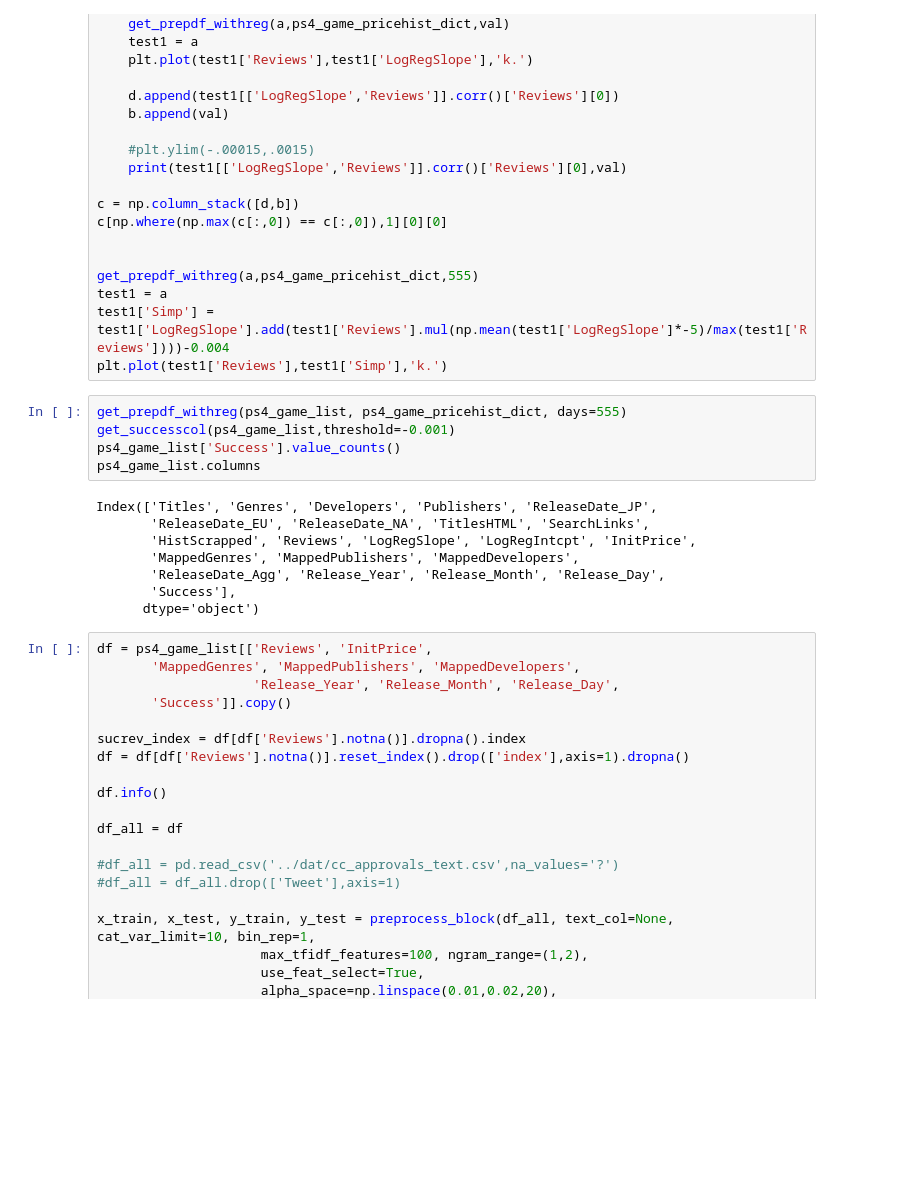
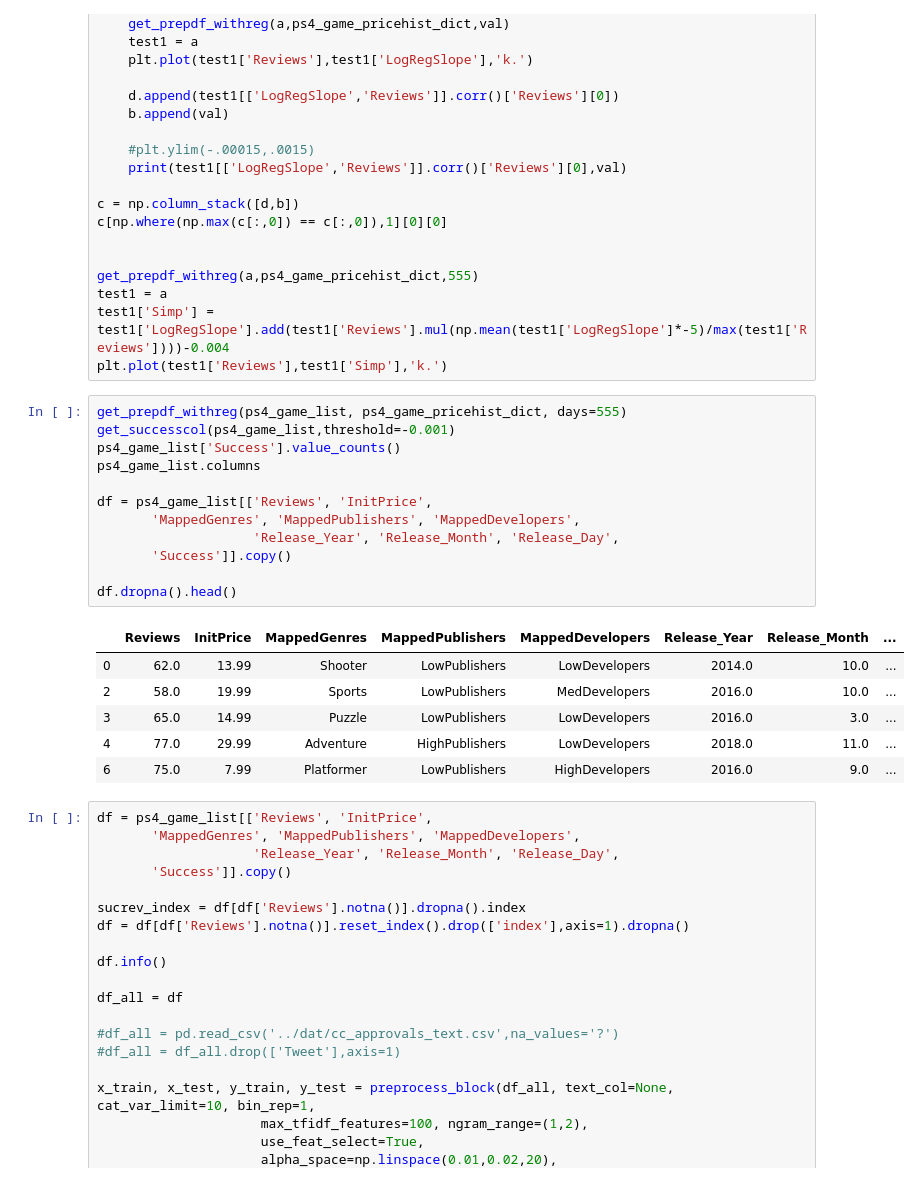
Before and after one commit to ashwin2rai/no_more_backlogs, a Jupyter notebook: notebooks/prototype_1.ipynb, the cells around one changed output. Drawn from its saved outputs; the diff is of its cells as text; blank space fills up the shorter version.

```diff
--- a/notebooks/prototype_1.ipynb
+++ b/notebooks/prototype_1.ipynb
@@ -435,16 +435,22 @@ plt.plot(test1['Reviews'],test1['Simp'],'k.')
 # %%
 get_prepdf_withreg(ps4_game_list, ps4_game_pricehist_dict, days=555)
 get_successcol(ps4_game_list,threshold=-0.001)
 ps4_game_list['Success'].value_counts()
 ps4_game_list.columns
+
+df = ps4_game_list[['Reviews', 'InitPrice',
+       'MappedGenres', 'MappedPublishers', 'MappedDevelopers',
+                    'Release_Year', 'Release_Month', 'Release_Day',
+       'Success']].copy()
+
+df.dropna().head()
 # %% [output]
-Index(['Titles', 'Genres', 'Developers', 'Publishers', 'ReleaseDate_JP',
-       'ReleaseDate_EU', 'ReleaseDate_NA', 'TitlesHTML', 'SearchLinks',
-       'HistScrapped', 'Reviews', 'LogRegSlope', 'LogRegIntcpt', 'InitPrice',
-       'MappedGenres', 'MappedPublishers', 'MappedDevelopers',
-       'ReleaseDate_Agg', 'Release_Year', 'Release_Month', 'Release_Day',
-       'Success'],
-      dtype='object')
+|  | Reviews | InitPrice | MappedGenres | MappedPublishers | MappedDevelopers | Release_Year | Release_Month | ... |
+| 0 | 62.0 | 13.99 | Shooter | LowPublishers | LowDevelopers | 2014.0 | 10.0 | ... |
+| 2 | 58.0 | 19.99 | Sports | LowPublishers | MedDevelopers | 2016.0 | 10.0 | ... |
+| 3 | 65.0 | 14.99 | Puzzle | LowPublishers | LowDevelopers | 2016.0 | 3.0 | ... |
+| 4 | 77.0 | 29.99 | Adventure | HighPublishers | LowDevelopers | 2018.0 | 11.0 | ... |
+| 6 | 75.0 | 7.99 | Platformer | LowPublishers | HighDevelopers | 2016.0 | 9.0 | ... |
 # %%
 df = ps4_game_list[['Reviews', 'InitPrice',
        'MappedGenres', 'MappedPublishers', 'MappedDevelopers',
```
